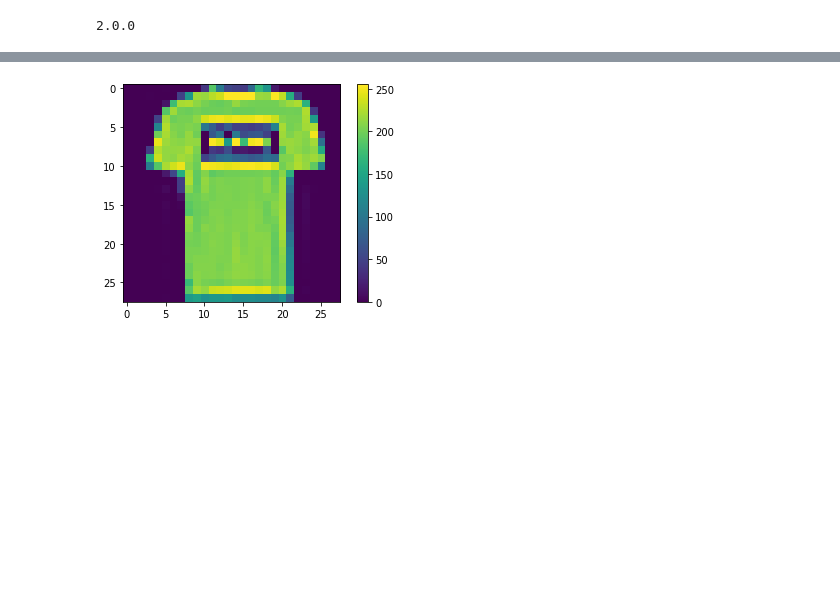
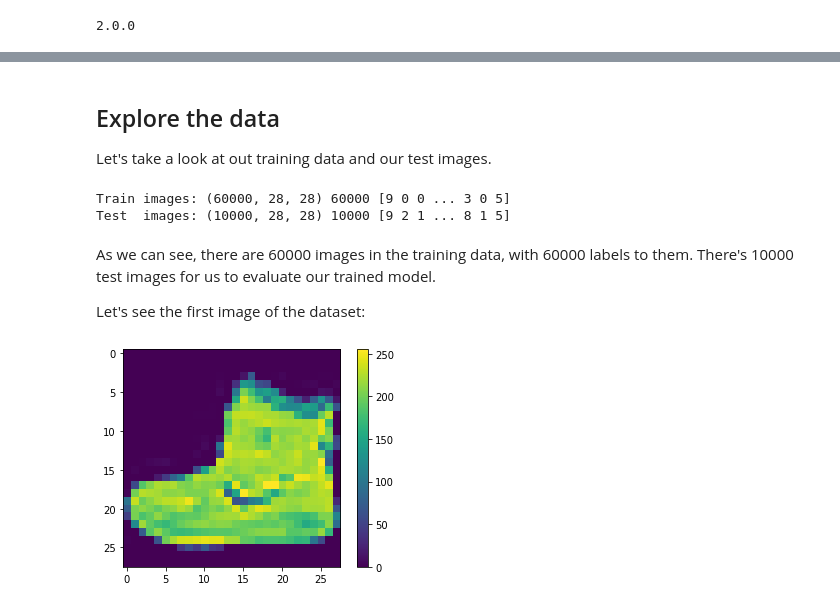
Before and after one commit to spencerwooo/F00L, a Jupyter notebook: beginner-image-classifier/classifier.ipynb, the cells around one changed output, grey strips where cells are left out. Saved outputs shown, nothing was run; the diff lists cells and outputs as text; code cells hidden in the pictures; blank space fills up the shorter version.

Commit message:
Update image classifier

```diff
--- a/beginner-image-classifier/classifier.ipynb
+++ b/beginner-image-classifier/classifier.ipynb
@@ -26,4 +38,9 @@ print(tf.__version__)
 # Import MNIST
 fashion_mnist = keras.datasets.fashion_mnist
 
-(train_images, train_labels), (test_images, test_labels) = fashion_mnist.load_data()
+(train_images, train_labels), (test_images,
+                               test_labels) = fashion_mnist.load_data()
+
+# Define the class names
+class_names = ['T-shirt/top', 'Trouser', 'Pullover', 'Dress',
+               'Coat', 'Sandal', 'Shirt', 'Sneaker', 'Bag', 'Ankle boot']
@@ -33,8 +47,22 @@ class_names = ['T-shirt/top', 'Trouser', 'Pullover', 'Dress', 'Coat',
+# %% [markdown]
+## Explore the data
+
+Let's take a look at out training data and our test images.
+# %%
+print("Train images:", train_images.shape, len(train_labels), train_labels)
+print("Test  images:", test_images.shape, len(test_images), test_labels)
+# %% [output]
+Train images: (60000, 28, 28) 60000 [9 0 0 ... 3 0 5]
+Test  images: (10000, 28, 28) 10000 [9 2 1 ... 8 1 5]
+# %% [markdown]
+As we can see, there are 60000 images in the training data, with 60000 labels to them. There's 10000 test images for us to evaluate our trained model.
+
+Let's see the first image of the dataset:
 # %%
 plt.figure()
-plt.imshow(train_images[1])
+plt.imshow(train_images[0])
 plt.colorbar()
 plt.grid(False)
 plt.show()
 # %% [output]
-[figure, old version]
+[figure, new version]
```
Also changed, not shown: parts of 14 cells of this notebook.
